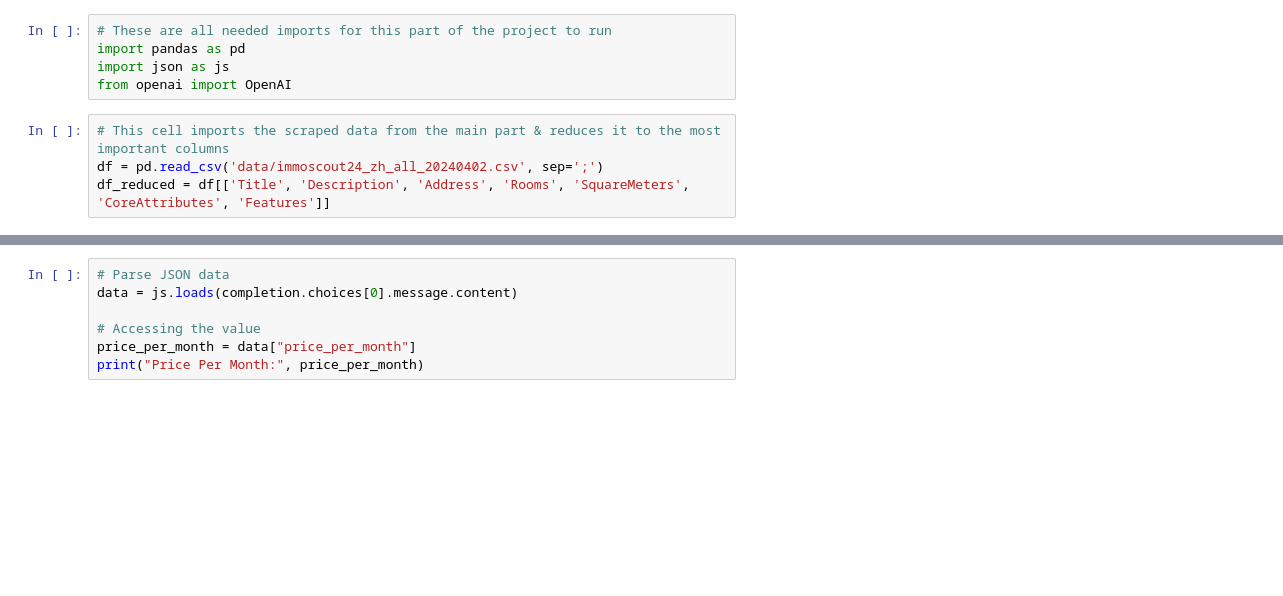
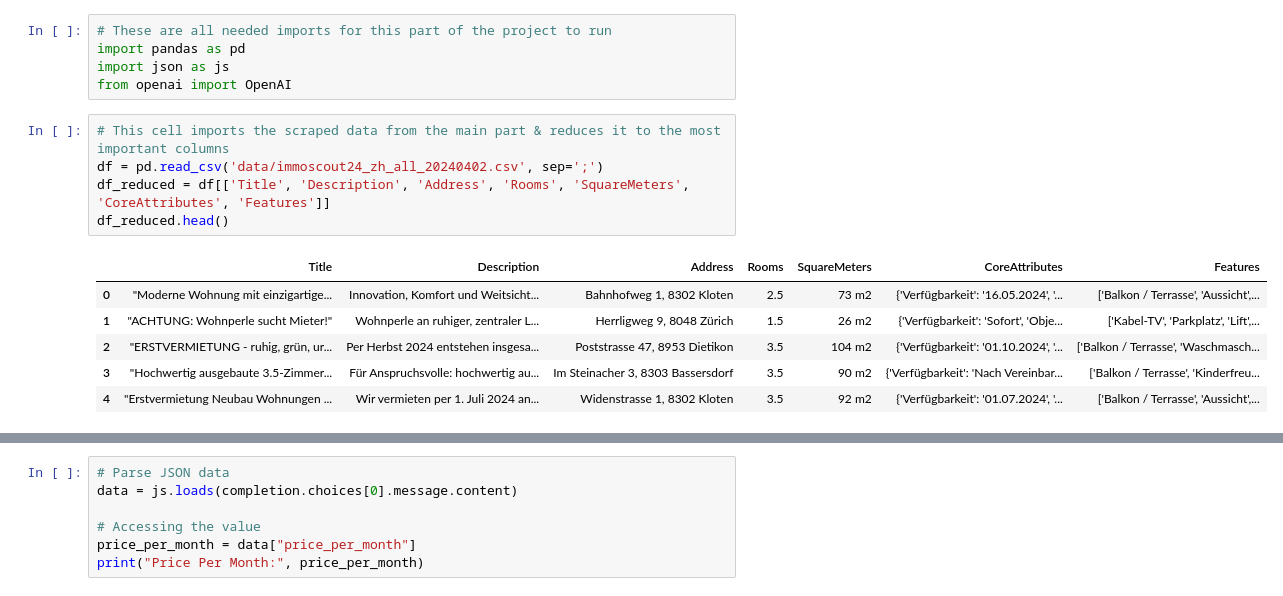
Before and after one commit to meichflo/ADS_Project_group3, a Jupyter notebook: openai.ipynb, the cells around one changed output, grey strips where cells are left out. Cells and saved outputs as stored; diff of their text form; blank space fills up the shorter version.

```diff
--- a/openai.ipynb
+++ b/openai.ipynb
@@ -6,7 +6,15 @@ from openai import OpenAI
 # %%
 # This cell imports the scraped data from the main part & reduces it to the most important columns
 df = pd.read_csv('data/immoscout24_zh_all_20240402.csv', sep=';')
 df_reduced = df[['Title', 'Description', 'Address', 'Rooms', 'SquareMeters', 'CoreAttributes', 'Features']]
+df_reduced.head()
+# %% [output]
+|  | Title | Description | Address | Rooms | SquareMeters | CoreAttributes | Features |
+| 0 | "Moderne Wohnung mit einzigartige... | Innovation, Komfort und Weitsicht... | Bahnhofweg 1, 8302 Kloten | 2.5 | 73 m2 | {'Verfügbarkeit': '16.05.2024', '... | ['Balkon / Terrasse', 'Aussicht',... |
+| 1 | "ACHTUNG: Wohnperle sucht Mieter!" | Wohnperle an ruhiger, zentraler L... | Herrligweg 9, 8048 Zürich | 1.5 | 26 m2 | {'Verfügbarkeit': 'Sofort', 'Obje... | ['Kabel-TV', 'Parkplatz', 'Lift',... |
+| 2 | "ERSTVERMIETUNG - ruhig, grün, ur... | Per Herbst 2024 entstehen insgesa... | Poststrasse 47, 8953 Dietikon | 3.5 | 104 m2 | {'Verfügbarkeit': '01.10.2024', '... | ['Balkon / Terrasse', 'Waschmasch... |
+| 3 | "Hochwertig ausgebaute 3.5-Zimmer... | Für Anspruchsvolle: hochwertig au... | Im Steinacher 3, 8303 Bassersdorf | 3.5 | 90 m2 | {'Verfügbarkeit': 'Nach Vereinbar... | ['Balkon / Terrasse', 'Kinderfreu... |
+| 4 | "Erstvermietung Neubau Wohnungen ... | Wir vermieten per 1. Juli 2024 an... | Widenstrasse 1, 8302 Kloten | 3.5 | 92 m2 | {'Verfügbarkeit': '01.07.2024', '... | ['Balkon / Terrasse', 'Aussicht',... |
 # %%
 # Within this cell you can test the chat completions with the GPT-3.5 model
 client = OpenAI()
```
Also changed, not shown: parts of 1 cell of this notebook.
